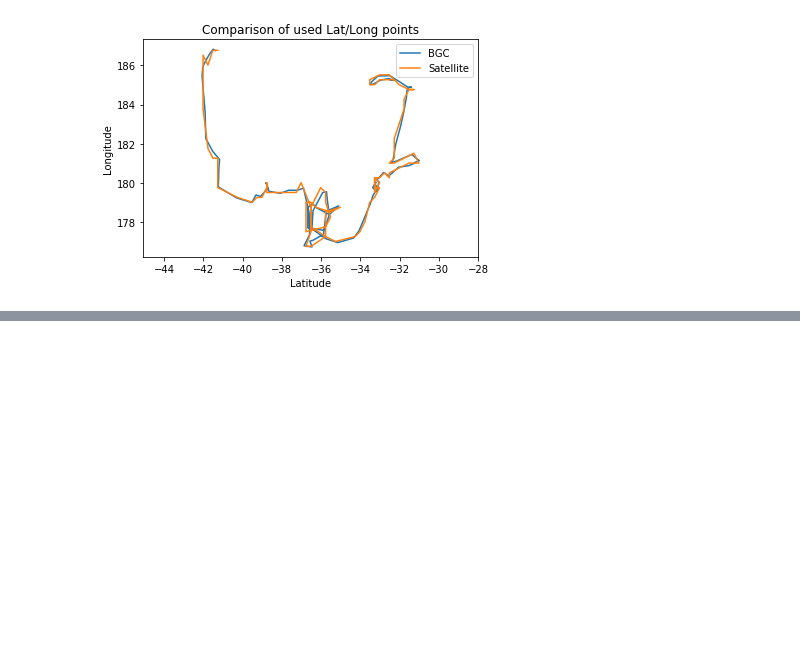
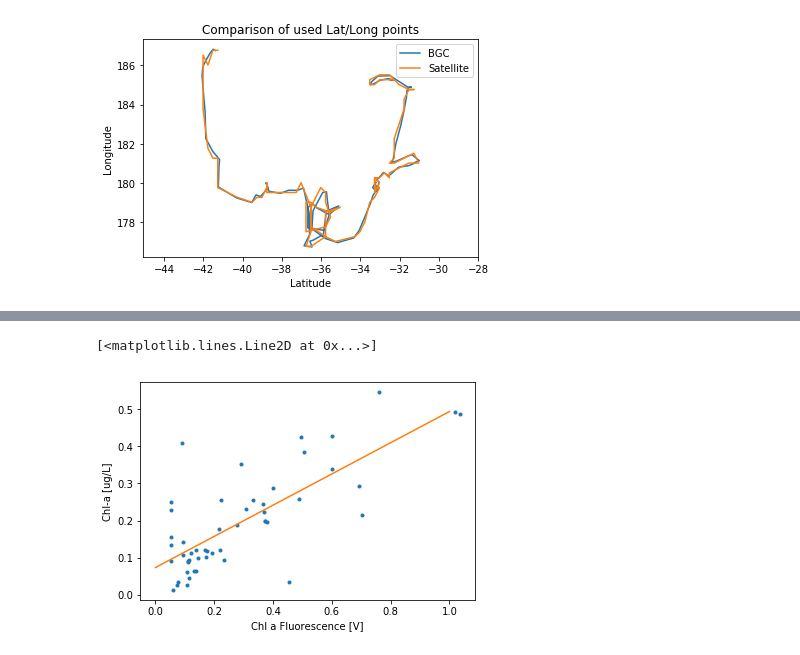
Before and after one commit to AmyPhung/chl-a-comparison, a Jupyter notebook: Workbook4.ipynb, the cells around one changed output, grey strips where cells are left out. Saved outputs shown, nothing was run; the diff lists cells and outputs as text; code cells hidden in the pictures; blank space fills up the shorter version.

```diff
--- a/Workbook4.ipynb
+++ b/Workbook4.ipynb
@@ -305,0 +339,17 @@ Data source should also go in methods
+# %%
+# To get data, Export>Station Data>ODV Spreadsheet file>Uncheck all exports
+ctd_df = pd.read_csv("data/data_from_S290-CTD-HC-3.txt", delimiter="\t",header=27)
+ctd_df["Index"] = range(len(ctd_df)) # Add in column with indices to use
+
+# Fill in cruise, station, type, date, lat, long, bottom depth with most recent values
+col_to_fill = ["Cruise",
+               "Station",
+               "Type",
+               "yyyy-mm-ddThh:mm:ss.sss",
+               "Longitude [degrees_east]",
+               "Latitude [degrees_north]",
+               "Bot. Depth [m]"]
+
+for col in col_to_fill: ctd_df[col].fillna(method="pad", inplace=True)
+
+ctd_df.head()
@@ -305,0 +363,22 @@ Data source should also go in methods
+# %%
+# Extract Chl-A/Fluorometer data
+chl_a_data = ctd_df["Chl-a [ug/L]"].dropna()
+chl_df = ctd_df[ctd_df.isin(chl_a_data.index)["Index"]==True] # Dataframe to use for calibration
+fluor_data = cal_df["Chl a Fluorescence [V]"].dropna()
+fluor_chl_df = chl_df[chl_df.isin(fluor_data.index)["Index"]==True]
+# %%
+# Get best fit + visualize Chl-A/Fluorometer data
+plt.plot(fluor_chl_df["Chl a Fluorescence [V]"], fluor_chl_df["Chl-a [ug/L]"], '.')
+plt.xlabel("Chl a Fluorescence [V]")
+plt.ylabel("Chl-a [ug/L]")
+
+# Best fit line
+fit_line_coeff = scipy.polyfit(fluor_chl_df["Chl a Fluorescence [V]"], fluor_chl_df["Chl-a [ug/L]"], 1) # Least squares; 1 is order
+fit_line = np.poly1d(fit_line_coeff)
+xp = np.linspace(int(fluor_chl_df["Chl a Fluorescence [V]"].min()),
+                 int(fluor_chl_df["Chl a Fluorescence [V]"].max()),
+                 100)
+plt.plot(xp, fit_line(xp))
+# %% [output]
+[<matplotlib.lines.Line2D at 0x...>]
+[figure, added]
```
Also changed, not shown: parts of 11 cells of this notebook.
